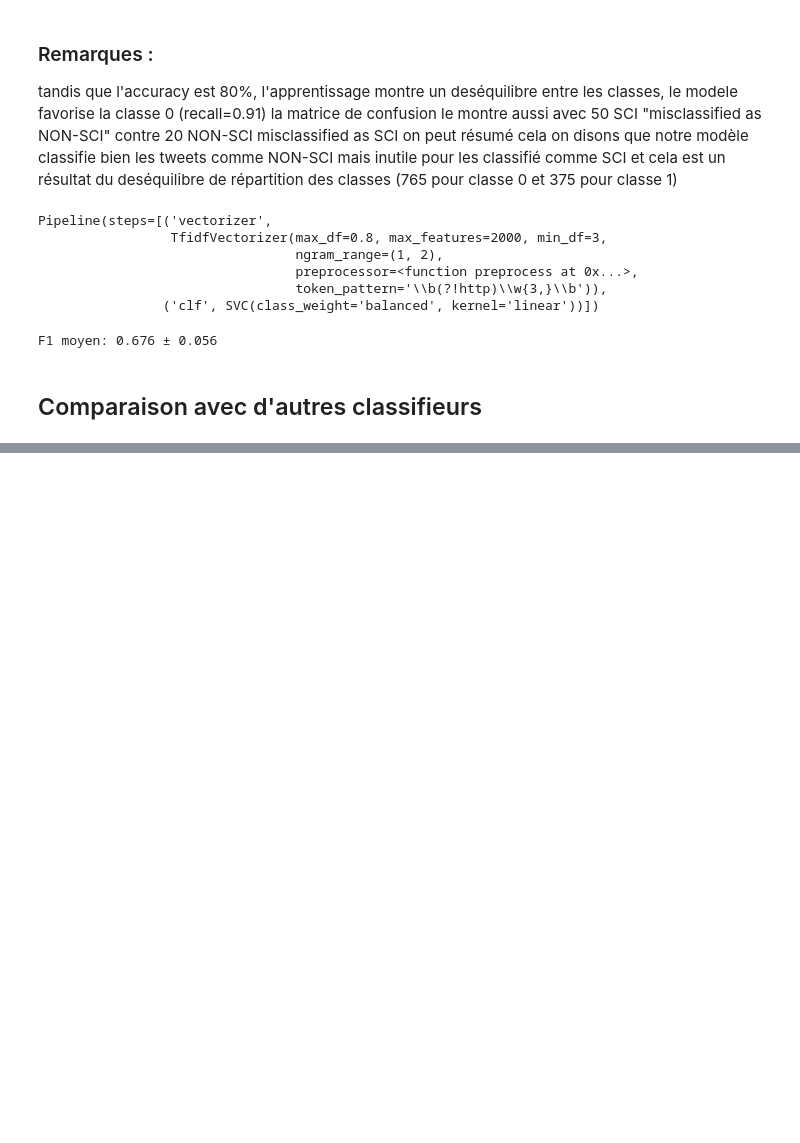
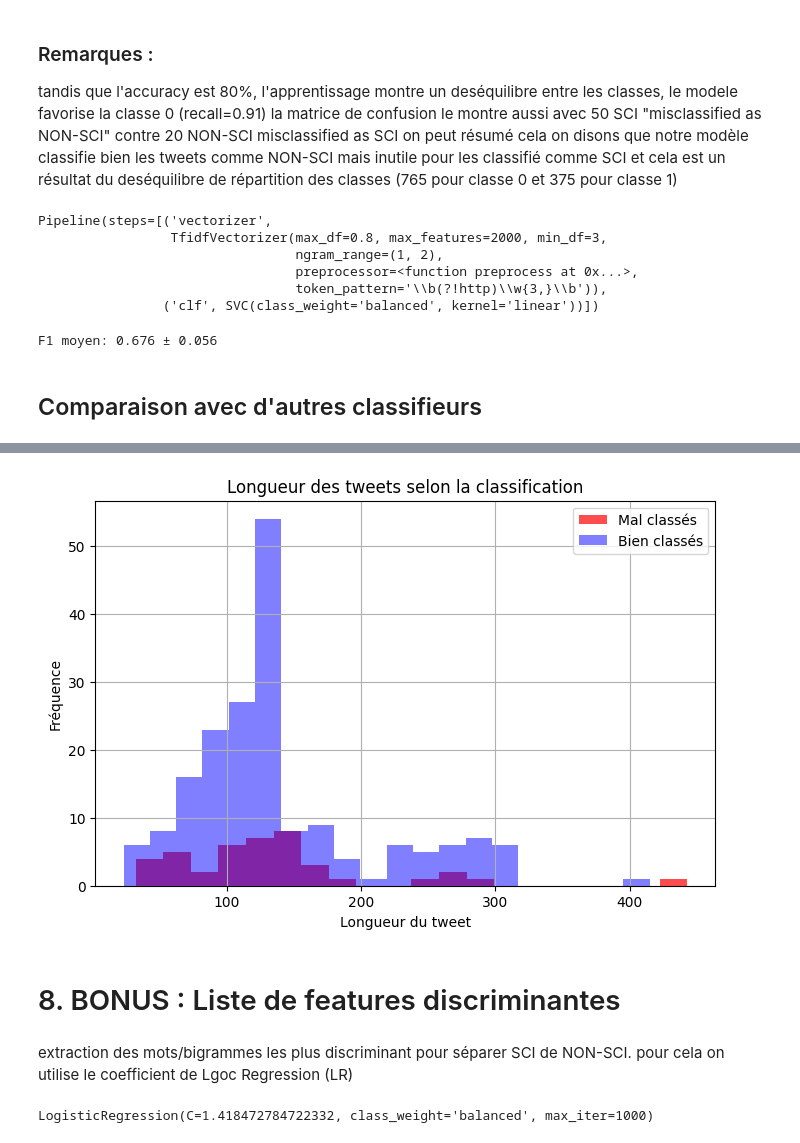
Before and after one commit to LazImane/ML_SciTweets, a Jupyter notebook: ML_SciTweets.ipynb, the cells around one changed output, grey strips where cells are left out. Saved outputs shown, nothing was run; the diff lists cells and outputs as text; code cells hidden in the pictures; blank space fills up the shorter version.

```diff
--- a/ML_SciTweets.ipynb
+++ b/ML_SciTweets.ipynb
@@ -999,0 +950,37 @@ weighted avg       0.57      0.50      0.48        20
+# %%
+df_test['longueur'] = df_test['text_brut'].str.len()
+
+fig, ax = plt.subplots(figsize=(8, 5))
+df_test[df_test['erreur'] == True]['longueur'].hist(bins=20, alpha=0.7, color='red', label='Mal classés')
+df_test[df_test['erreur'] == False]['longueur'].hist(bins=20, alpha=0.5, color='blue', label='Bien classés')
+ax.set_xlabel('Longueur du tweet')
+ax.set_ylabel('Fréquence')
+ax.legend()
+ax.set_title('Longueur des tweets selon la classification')
+plt.show()
+# %% [output]
+[figure, added]
+# %% [markdown]
+# 8. BONUS : Liste de features discriminantes
+# %% [markdown]
+extraction des mots/bigrammes les plus discriminant pour séparer SCI de NON-SCI. pour cela on utilise le coefficient de Lgoc Regression (LR)
+# %%
+# Vectoriser
+tfidf_bonus =  TfidfVectorizer(
+    ngram_range=(1, 2),
+    max_features=best_params["max_features"],
+    min_df=best_params["min_df"],
+    max_df=0.8,
+    preprocessor=preprocess
+)
+
+X_bonus = tfidf_bonus.fit_transform(df['text_clean'])
+y_bonus = df['science_related']
+feature_names = np.array(tfidf_bonus.get_feature_names_out())
+
+# LR
+lr_bonus = LogisticRegression(class_weight='balanced', max_iter=1000,
+                               C=pipeline_final.named_steps['clf'].C)
+lr_bonus.fit(X_bonus, y_bonus)
+# %% [output]
+LogisticRegression(C=1.418472784722332, class_weight='balanced', max_iter=1000)
```
Also changed, not shown: parts of 69 cells of this notebook, 3 other files.
